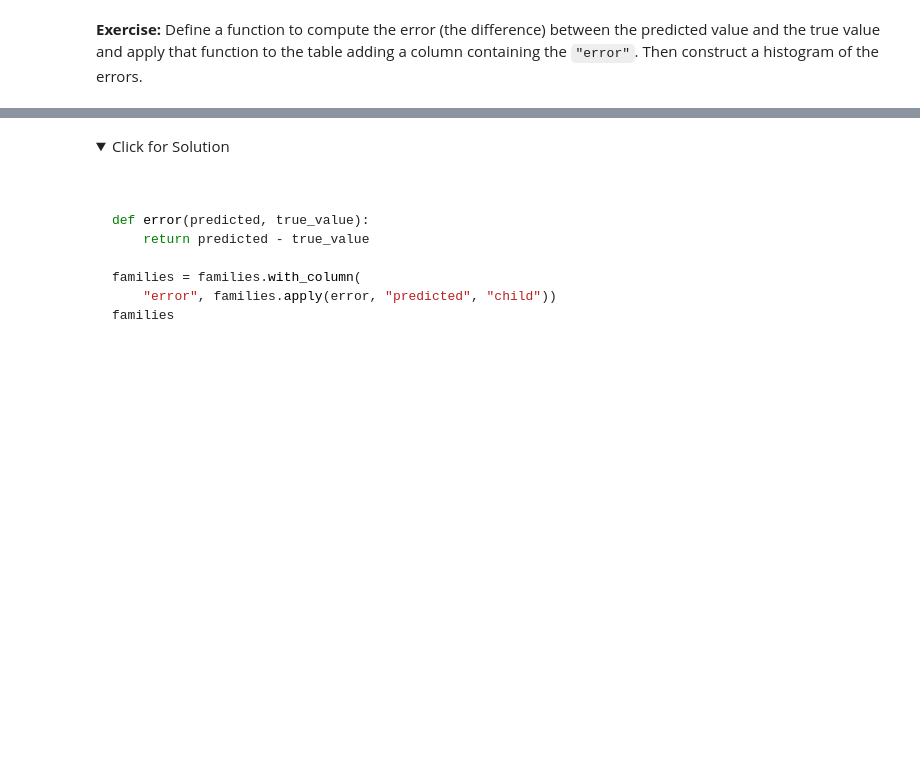
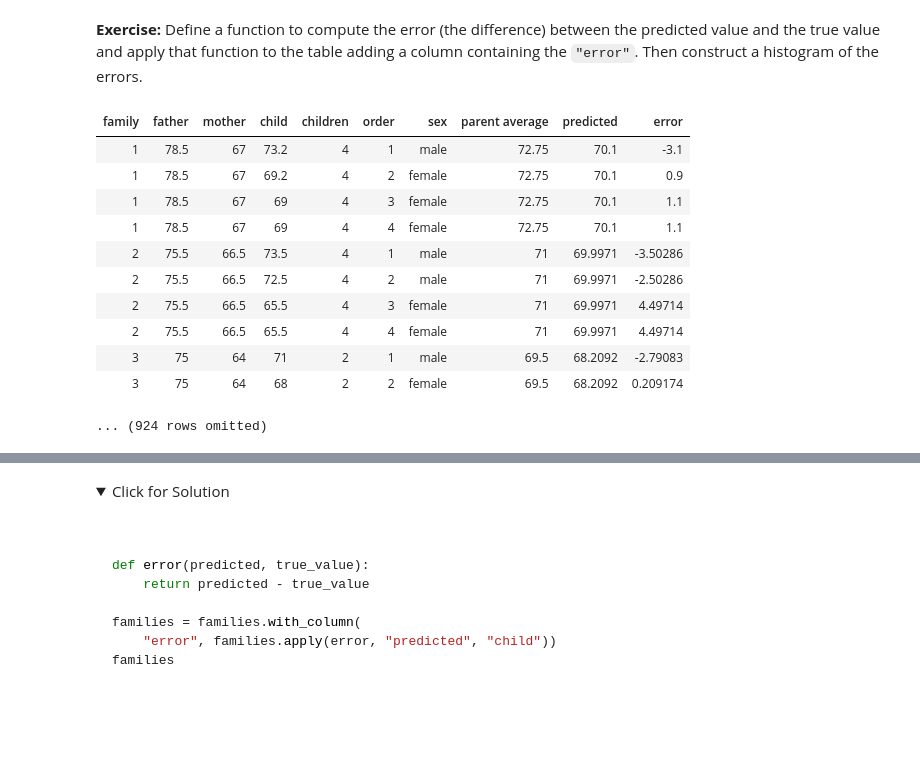
Before and after one commit to ucsb-ds/cmpsc5a-w24-public, a Jupyter notebook: lec-notebooks/lec09_groups-live.ipynb, the cells around one changed output, grey strips where cells are left out. Drawn from its saved outputs; the diff is of its cells as text; code cells hidden in the pictures; folded sections open; blank space fills up the shorter version.

```diff
--- a/lec-notebooks/lec09_groups-live.ipynb
+++ b/lec-notebooks/lec09_groups-live.ipynb
@@ -368,7 +373,22 @@ families
 **Exercise:** Define a function to compute the error (the difference) between the predicted value and the true value and apply that function to the table adding a column containing the `"error"`.  Then construct a histogram of the errors.
 # %%
 def error(predicted, true_value):
-    pass
+    # pass prevents any error in the cell when ran
+    # but does not effectively do anything with our function, error
+    return predicted - true_value
 
 families = families.with_column("error", families.apply(error, "predicted", "child"))
 families
+# %% [output]
+| family | father | mother | child | children | order | sex | parent average | predicted | error |
+| 1 | 78.5 | 67 | 73.2 | 4 | 1 | male | 72.75 | 70.1 | -3.1 |
+| 1 | 78.5 | 67 | 69.2 | 4 | 2 | female | 72.75 | 70.1 | 0.9 |
+| 1 | 78.5 | 67 | 69 | 4 | 3 | female | 72.75 | 70.1 | 1.1 |
+| 1 | 78.5 | 67 | 69 | 4 | 4 | female | 72.75 | 70.1 | 1.1 |
+| 2 | 75.5 | 66.5 | 73.5 | 4 | 1 | male | 71 | 69.9971 | -3.50286 |
+| 2 | 75.5 | 66.5 | 72.5 | 4 | 2 | male | 71 | 69.9971 | -2.50286 |
+| 2 | 75.5 | 66.5 | 65.5 | 4 | 3 | female | 71 | 69.9971 | 4.49714 |
+| 2 | 75.5 | 66.5 | 65.5 | 4 | 4 | female | 71 | 69.9971 | 4.49714 |
+| 3 | 75 | 64 | 71 | 2 | 1 | male | 69.5 | 68.2092 | -2.79083 |
+| 3 | 75 | 64 | 68 | 2 | 2 | female | 69.5 | 68.2092 | 0.209174 |
+... (924 rows omitted)
```
Also changed, not shown: parts of 20 cells of this notebook, 3 other files.
